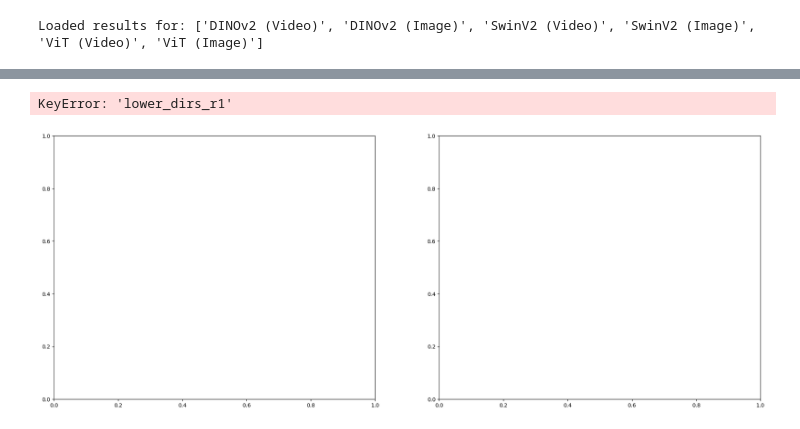
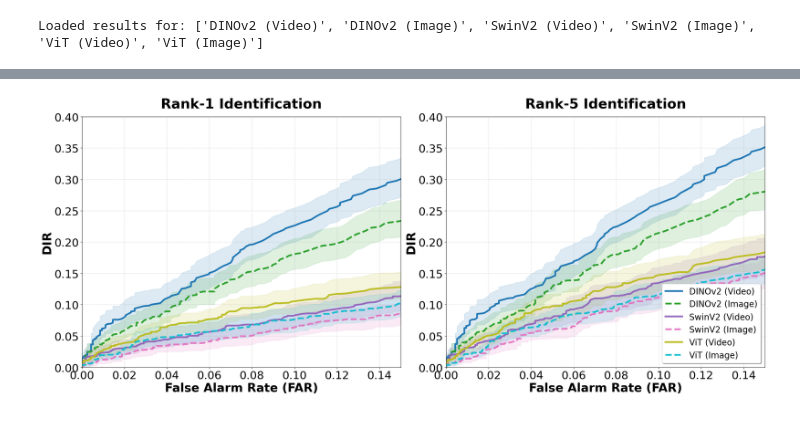
Before and after one commit to markoMedved/DogReID-1553, a Jupyter notebook: evaluation/open_set_plots.ipynb, the cells around one changed output, grey strips where cells are left out. Saved outputs shown, nothing was run; the diff lists cells and outputs as text; code cells hidden in the pictures.

```diff
--- a/evaluation/open_set_plots.ipynb
+++ b/evaluation/open_set_plots.ipynb
@@ -150,67 +150,66 @@ MAX_FAR = 0.15
 FAR_TICK_STEP = 0.02
 FONT_SIZE = 26
 
-# Adjusted these to 0.7 or similar if your DINOv2 results go higher than 0.4
-MAX_DIR_R1 = 0.7
-MAX_DIR_R5 = 0.8
+# Separate MAX_DIR limits because Rank-5 values will be much higher than Rank-1
+MAX_DIR_R1 = 0.4
+MAX_DIR_R5 = 0.4
 
 # -------------------------------------------------------------
-# --- Plotting Open-World Curves (Side-by-Side Subplots) ---
+# --- Fixed Open-World Curves ---
 # -------------------------------------------------------------
 
-# Create a figure with 1 row and 2 columns
-fig, axes = plt.subplots(1, 2, figsize=(24, 9))
+fig, axes = plt.subplots(1, 2, figsize=(24, 10))
 
 plot_configs = [
-    {"suffix": "r1", "title": "Rank-1", "max_dir": MAX_DIR_R1, "ax": axes[0]},
-    {"suffix": "r5", "title": "Rank-5", "max_dir": MAX_DIR_R5, "ax": axes[1]}
+    {"suffix": "r1", "title": "Rank-1 Identification", "max_dir": MAX_DIR_R1, "ax": axes[0]},
+    {"suffix": "r5", "title": "Rank-5 Identification", "max_dir": MAX_DIR_R5, "ax": axes[1]}
 ]
 
 for config in plot_configs:
     ax = config["ax"]
+    # Use a high-contrast colormap
     colors = plt.cm.get_cmap('tab10', len(all_results))
 
     for i, (name, res) in enumerate(all_results.items()):
-        # Pull FARs and DIRs from the Full Set (Point Estimate)
+        # 1. Pull data from the 'full_set' point estimate
         fars_full = res["full_set"]["fars"]
         dirs_full = res["full_set"][f"dirs_{config['suffix']}"]
 
-        # Pull Confidence Intervals from the Bootstrap results
-        # Assuming you updated aggregator to return lower_dirs_r1, upper_dirs_r1, etc.
-        dirs_lower = res[f"lower_dirs_{config['suffix']}"]
-        dirs_upper = res[f"upper_dirs_{config['suffix']}"]
+        # 2. Extract Confidence Intervals (Tuple unpacking based on your aggregator)
+        # Res contains 'dirs_r1_ci': (lower_array, upper_array)
+        ci_key = f"dirs_{config['suffix']}_ci"
 
         color = colors(i)
+        if ci_key in res:
+            dirs_lower = res[ci_key][0]
+            dirs_upper = res[ci_key][1]
 
-        # Plot the Shaded Uncertainty Interval (95% CI)
-        ax.fill_between(fars_full, dirs_lower, dirs_upper, color=color, alpha=0.15)
+            # Plot shaded 95% Confidence Interval
+            ax.fill_between(fars_full, dirs_lower, dirs_upper, color=color, alpha=0.15)
 
-        # Plot the Full Set Line
-        line_style = '-' if "(Video)" in name or "(Image)" not in name else '--'
-        ax.plot(fars_full, dirs_full, color=color, linestyle=line_style, linewidth=3, label=name)
+        # 3. Plot the Point Estimate Line
+        line_style = '-' if "(Video)" in name else '--'
+        ax.plot(fars_full, dirs_full, color=color, linestyle=line_style, linewidth=4, label=name)
 
-    # --- Format the Subplot with Larger Fonts ---
-    ax.set_title(config["title"], fontsize=FONT_SIZE + 4, fontweight='bold')
+    # --- Formatting ---
+    ax.set_title(config["title"], fontsize=FONT_SIZE + 6, fontweight='bold', pad=20)
     ax.set_xlabel("False Alarm Rate (FAR)", fontsize=FONT_SIZE + 2, fontweight='bold')
-    ax.set_ylabel("Detection & Identification Rate (DIR)", fontsize=FONT_SIZE + 2, fontweight='bold')
+    ax.set_ylabel("DIR", fontsize=FONT_SIZE + 2, fontweight='bold')
 
-    # --- Axis Tick Labels ---
     ax.set_xticks(np.arange(0, MAX_FAR + 0.01, step=FAR_TICK_STEP))
     ax.tick_params(axis='both', which='major', labelsize=FONT_SIZE)
 
-    # --- Dynamic Axis Control ---
     ax.set_xlim(0, MAX_FAR)
     ax.set_ylim(0, config["max_dir"])
 
-    ax.grid(True, linestyle='--', alpha=0.6)
+    ax.grid(True, linestyle='--', alpha=0.5)
 
-    # --- Legend Configuration ---
-    # Legend is only needed on one plot to save space, but keeping it on both per your code
-    ax.legend(fontsize=FONT_SIZE - 4, loc='lower right', frameon=True, shadow=True, facecolor='white')
+    # Legend on the right plot
+    if config["suffix"] == "r5":
+        ax.legend(fontsize=FONT_SIZE - 6, loc='lower right', frameon=True, shadow=True)
 
 plt.tight_layout()
-plt.savefig("figs/open_world.png")
+plt.savefig("figs/open_world_fixed.png", dpi=300)
 plt.show()
 # %% [output]
-KeyError: 'lower_dirs_r1'
-[figure, old version]
+[figure, new version]
```
Also changed, not shown: 3 other files.
